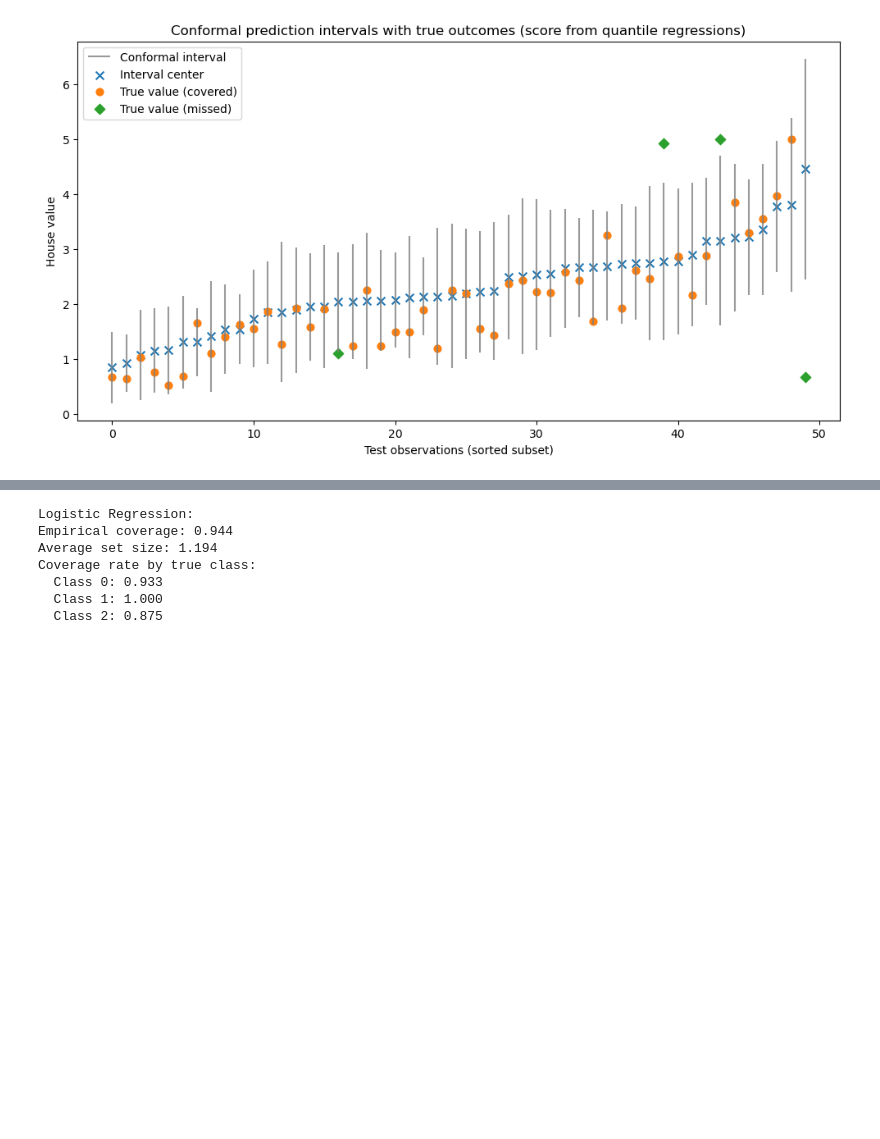
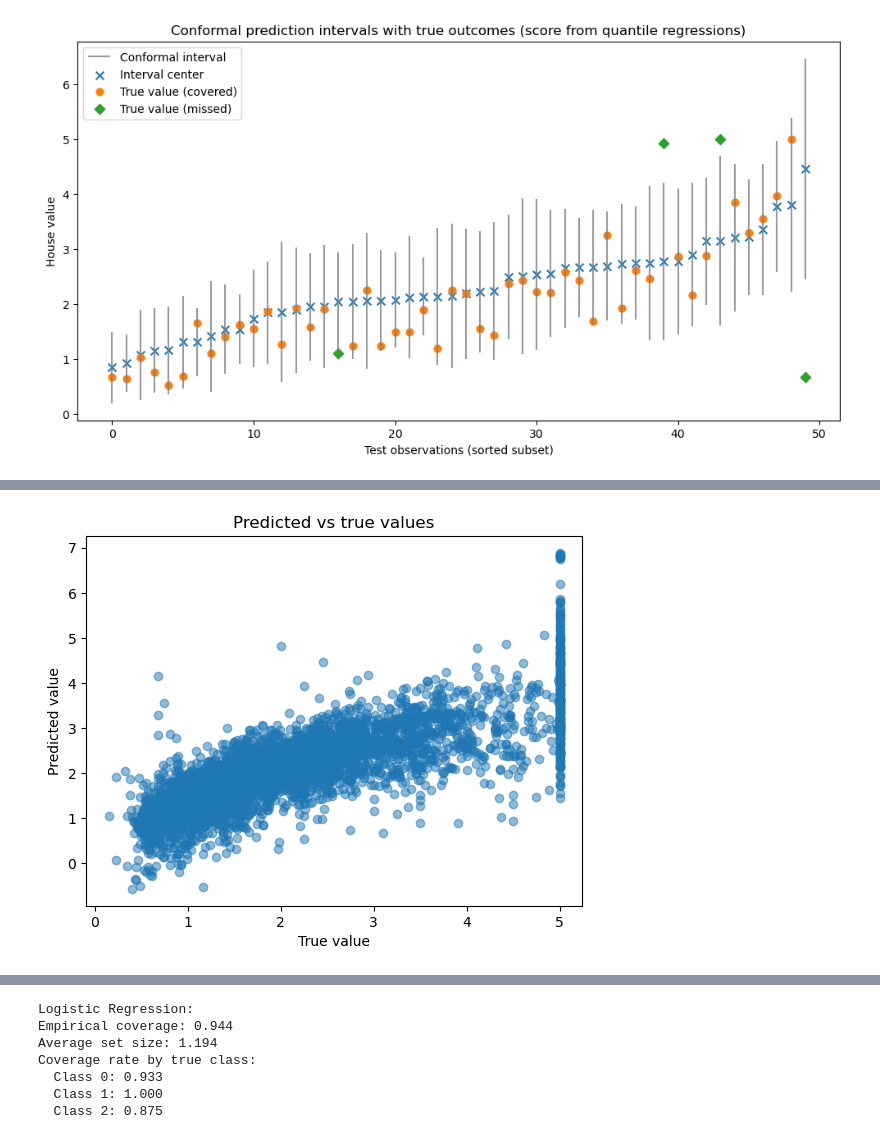
Before and after one commit to emilyfu1/assignments_ML, a Jupyter notebook: EmilyFu_A3.ipynb, the cells around one changed output, grey strips where cells are left out. Saved outputs shown, nothing was run; the diff lists cells and outputs as text; code cells hidden in the pictures; blank space fills up the shorter version.

```diff
--- a/EmilyFu_A3.ipynb
+++ b/EmilyFu_A3.ipynb
@@ -345,0 +348,10 @@ Like we saw in the lectures, the point prediction score yields conformal interva
+# %%
+residuals = y_housing_test - y_housing_test_pred_ridge
+
+plt.scatter(y_housing_test, y_housing_test_pred_ridge, alpha=0.5)
+plt.xlabel('True value')
+plt.ylabel('Predicted value')
+plt.title('Predicted vs true values')
+plt.show()
+# %% [output]
+[figure, added]
```
Also changed, not shown: parts of 7 cells of this notebook.
